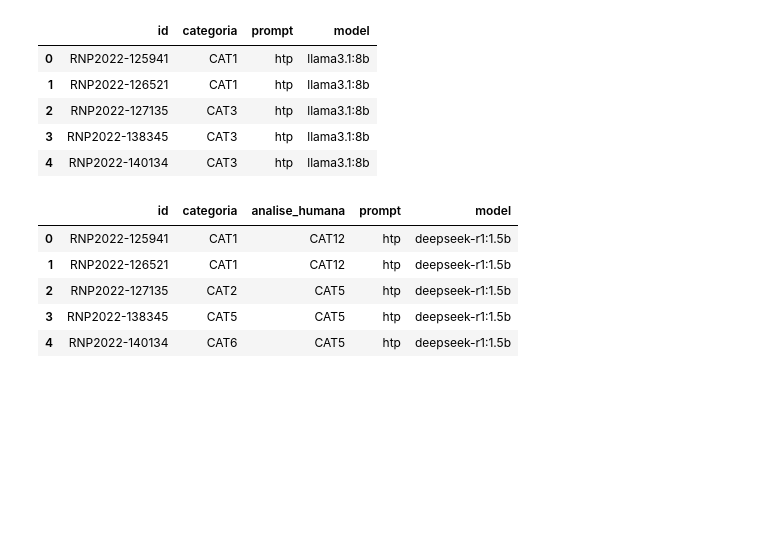
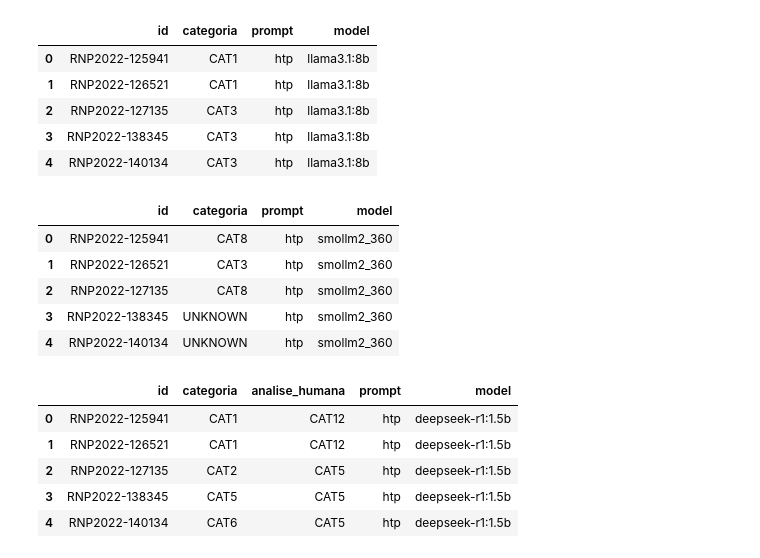
Before and after one commit to AILabs4All/FrameworkPE, a Jupyter notebook: teste_.ipynb, the cells around one changed output. Saved outputs shown, nothing was run; the diff lists cells and outputs as text; code cells hidden in the pictures; blank space fills up the shorter version.

```diff
--- a/teste_.ipynb
+++ b/teste_.ipynb
@@ -328,4 +323,31 @@ df_llama3.head()
 | 2 | RNP2022-127135 | CAT3 | htp | llama3.1:8b |
 | 3 | RNP2022-138345 | CAT3 | htp | llama3.1:8b |
 | 4 | RNP2022-140134 | CAT3 | htp | llama3.1:8b |
+# %%
+model_name = "smollm2_360"
+df_htp_smollm2_360 = pd.read_csv(f"experimentos/base_experiments/smollm2_360/resultados_ollama_smollm2_360m_hypothesis_testing.csv")
+df_htp_smollm2_360.drop_duplicates(subset='id', keep='first', inplace=True)
+df_htp_smollm2_360["prompt"] = 'htp'
+df_php_smollm2_360  = pd.read_csv(f"experimentos/base_experiments/smollm2_360/resultados_ollama_smollm2_360m_progressive_hint.csv")
+df_php_smollm2_360.drop_duplicates(subset='id', keep='first', inplace=True)
+df_php_smollm2_360["prompt"] = 'php'
+df_prp_smollm2_360 = pd.read_csv(f"experimentos/base_experiments/smollm2_360/resultados_ollama_smollm2_360m_progressive_rectification.csv")
+df_prp_smollm2_360.drop_duplicates(subset='id', keep='first', inplace=True)
+df_prp_smollm2_360["prompt"] = 'prp'
+df_shp_smollm2_360 =  pd.read_csv(f"experimentos/base_experiments/smollm2_360/resultados_ollama_smollm2_360m_self_hint.csv")
+df_shp_smollm2_360.drop_duplicates(subset='id', keep='first', inplace=True)
+df_shp_smollm2_360["prompt"] = 'shp'
+
+df_smollm2_360 = pd.concat([df_htp_smollm2_360, df_php_smollm2_360, df_prp_smollm2_360, df_shp_smollm2_360], ignore_index=True)
+df_smollm2_360["model"] = model_name
+
+df_smollm2_360 = df_smollm2_360[columns_principal]
+df_smollm2_360.head()
+# %% [output]
+|  | id | categoria | prompt | model |
+| 0 | RNP2022-125941 | CAT8 | htp | smollm2_360 |
+| 1 | RNP2022-126521 | CAT3 | htp | smollm2_360 |
+| 2 | RNP2022-127135 | CAT8 | htp | smollm2_360 |
+| 3 | RNP2022-138345 | UNKNOWN | htp | smollm2_360 |
+| 4 | RNP2022-140134 | UNKNOWN | htp | smollm2_360 |
 # %%
```
Also changed, not shown: parts of 14 cells of this notebook, 5 other files.
